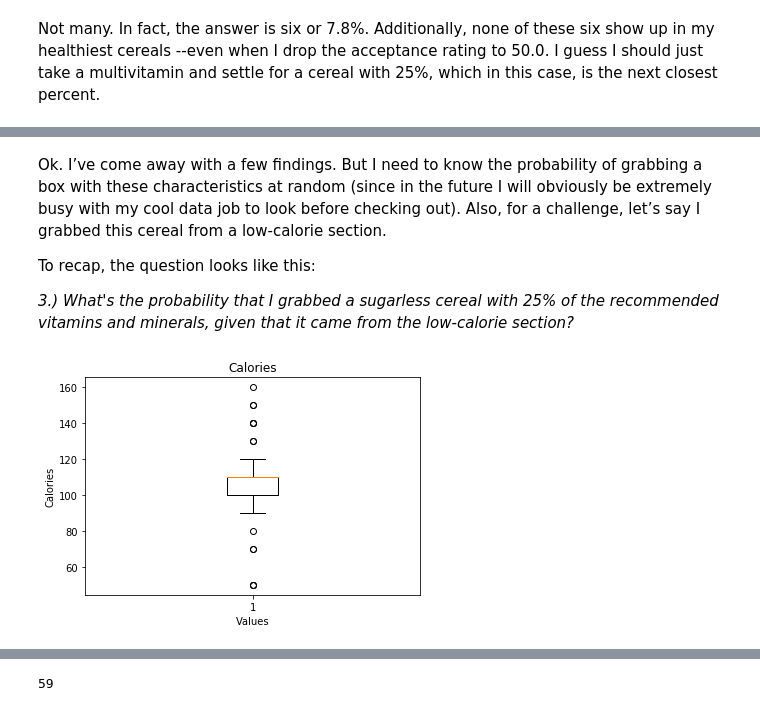
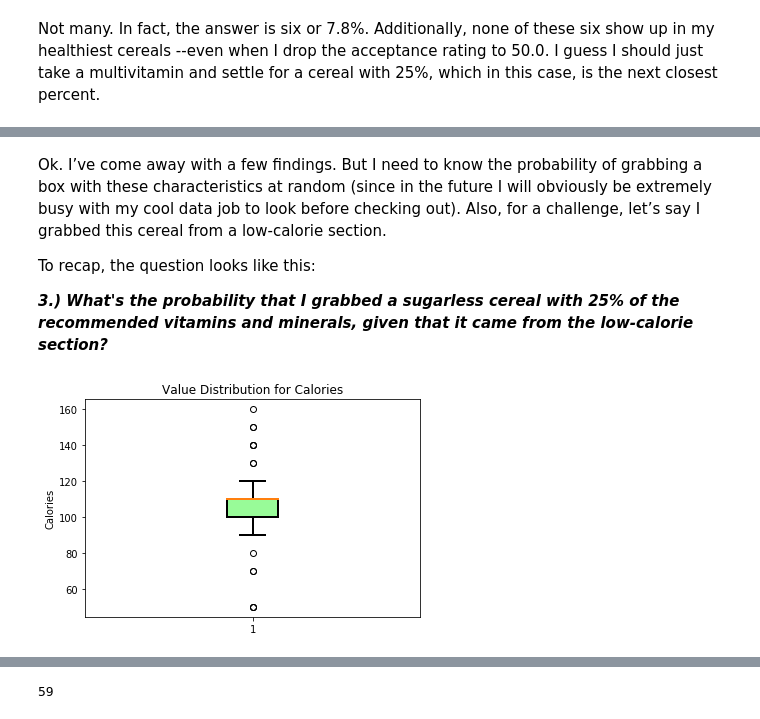
Before and after one commit to KellyCaldwell/Thinkful_Assignments, a Jupyter notebook: capstone_cereal.ipynb, the cells around one changed output, grey strips where cells are left out. Drawn from its saved outputs; the diff is of its cells as text; code cells hidden in the pictures.

```diff
--- a/capstone_cereal.ipynb
+++ b/capstone_cereal.ipynb
@@ -168,16 +236,29 @@ Ok. I’ve come away with a few findings. But I need to know the probability of
 
 To recap, the question looks like this:
 
-_3.) What's the probability that I grabbed a sugarless cereal with 25% of the recommended vitamins and minerals, given that it came from the low-calorie section?_
+__*3.) What's the probability that I grabbed a sugarless cereal with 25% of the recommended vitamins and minerals, given that it came from the low-calorie section?*__
-# %%
-plt.boxplot(cereal['calories'])
-plt.ylabel('Calories')
-plt.xlabel('Values')
-plt.title('Calories')
-
-plt.show()
-# %% [output]
-[figure, removed]
+# %%
+bp = plt.boxplot(cereal['calories'], patch_artist=True)
+
+for box in bp['boxes']:
+    box.set(linewidth=2)
+    box.set(facecolor='palegreen')
+
+for whisker in bp['whiskers']:
+    whisker.set(linewidth=2)
+
+for cap in bp['caps']:
+    cap.set(linewidth=2)
+
+for median in bp['medians']:
+     median.set(linewidth=2)
+
+plt.ylabel('Calories')
+plt.title('Value Distribution for Calories')
+
+plt.show()
+# %% [output]
+[figure, added]
 # %%
 low_cal = cereal.loc[lambda df: cereal['calories']<=110, :]
 # %%
```
Also changed, not shown: parts of 9 cells of this notebook.
